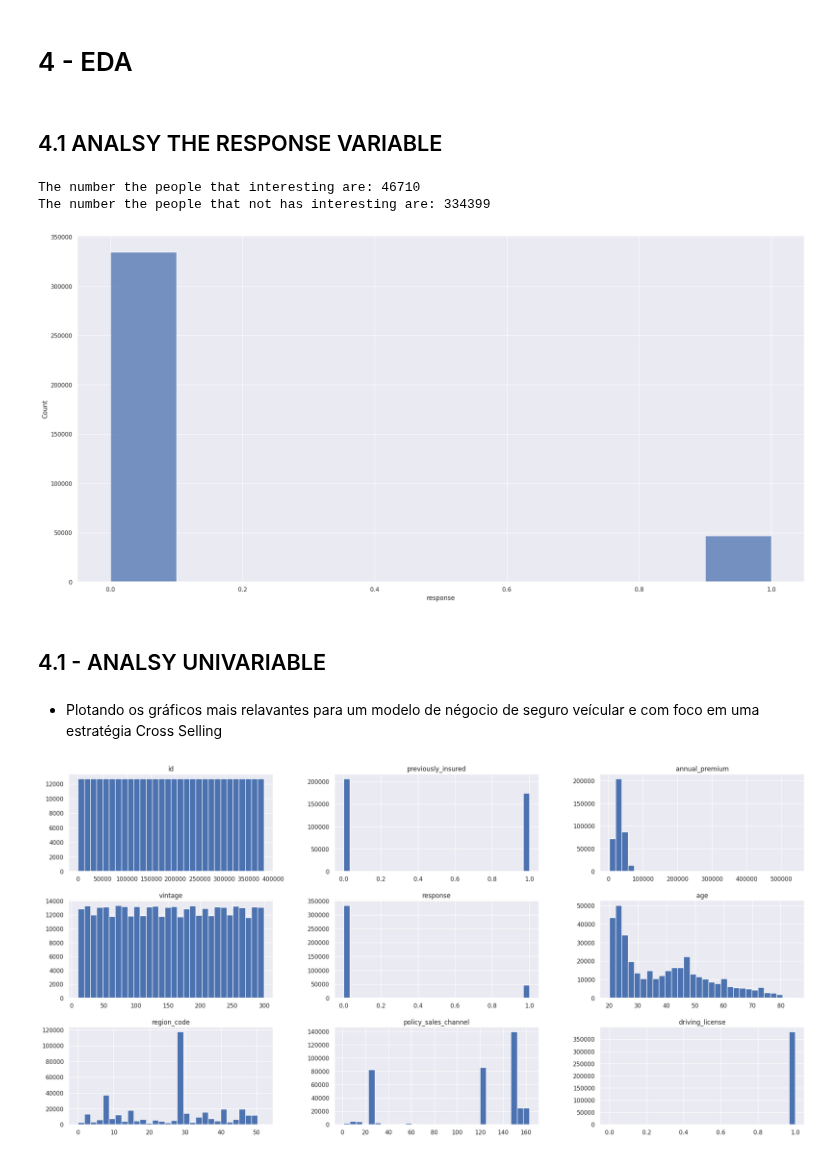
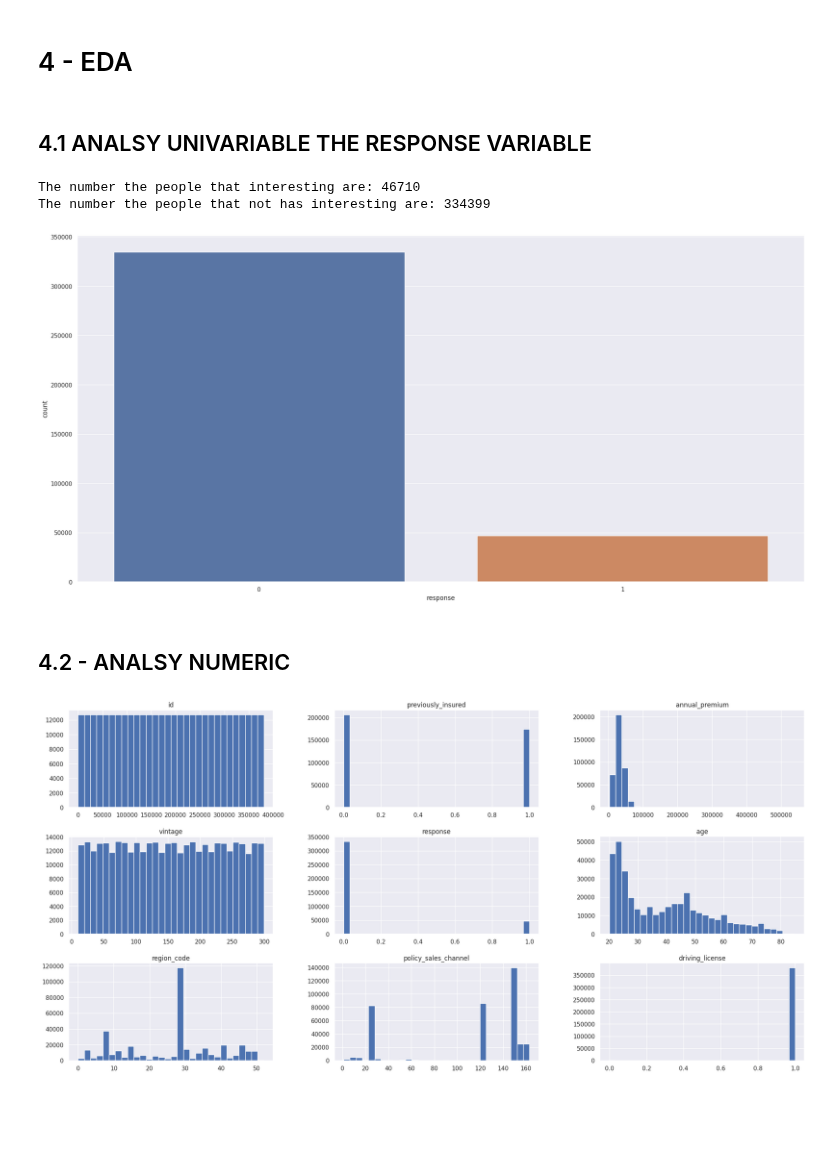
Before and after one commit to guiaraujofreitas/Insurance-Health-Cross-Sell, a Jupyter notebook: Step_4_Project_Health_Insurance_Cross_Sell.ipynb, the cells around one changed output. Drawn from its saved outputs; the diff is of its cells as text; code cells hidden in the pictures; blank space fills up the shorter version.

```diff
--- a/Step_4_Project_Health_Insurance_Cross_Sell.ipynb
+++ b/Step_4_Project_Health_Insurance_Cross_Sell.ipynb
@@ -284,6 +282,12 @@ df2['vehicle_age'] = df2['vehicle_age'].apply(lambda x: 'less_1_year' if x== '<
 
 #rename the rows of colum vehicle damage
 df2['vehicle_damage'] = df2['vehicle_damage'].apply(lambda x: 0 if x=='No' else 1)
+
+#convent the days in month
+df2['vintage'] = df2['vintage'].apply(lambda x: x/30)
+
+#convent the colum to type int
+df2['vintage'] = df2['vintage'].astype('int')
 # %% [markdown]
 # 3 - FILTERING THE DATA
 # %% [markdown]
@@ -294,26 +298,24 @@ df2['vehicle_damage'] = df2['vehicle_damage'].apply(lambda x: 0 if x=='No' else
 # %%
 df4 = df2.copy(deep=True)
 # %% [markdown]
-## 4.1 ANALSY THE RESPONSE VARIABLE
+## 4.1 ANALSY  UNIVARIABLE THE RESPONSE VARIABLE
 # %%
 #people that has interesting
 number_has_interesting= df4.loc[df4['response']==1]
 print('The number the people that interesting are: {}'.format (len(number_has_interesting) ) )
 
 #people that not has interesting
 number_not_has_interesting= df4.loc[df4['response']==0]
 print('The number the people that not has interesting are: {}'.format (len(number_not_has_interesting) ) )
 
 #plot the response variable
-sns.histplot(df4['response'],bins=10);
+sns.countplot(x= 'response', data= df4);
 # %% [output]
 The number the people that interesting are: 46710
 The number the people that not has interesting are: 334399
-[figure, old version]
+[figure, new version]
 # %% [markdown]
-## 4.1 - ANALSY UNIVARIABLE
+## 4.2 - ANALSY NUMERIC
-# %% [markdown]
-* Plotando os gráficos mais relavantes para um modelo de négocio de seguro veícular e com foco em uma estratégia Cross Selling
 # %%
 num_attributes.hist(bins=30);
 # %% [output]
```
Also changed, not shown: parts of 22 cells of this notebook.
